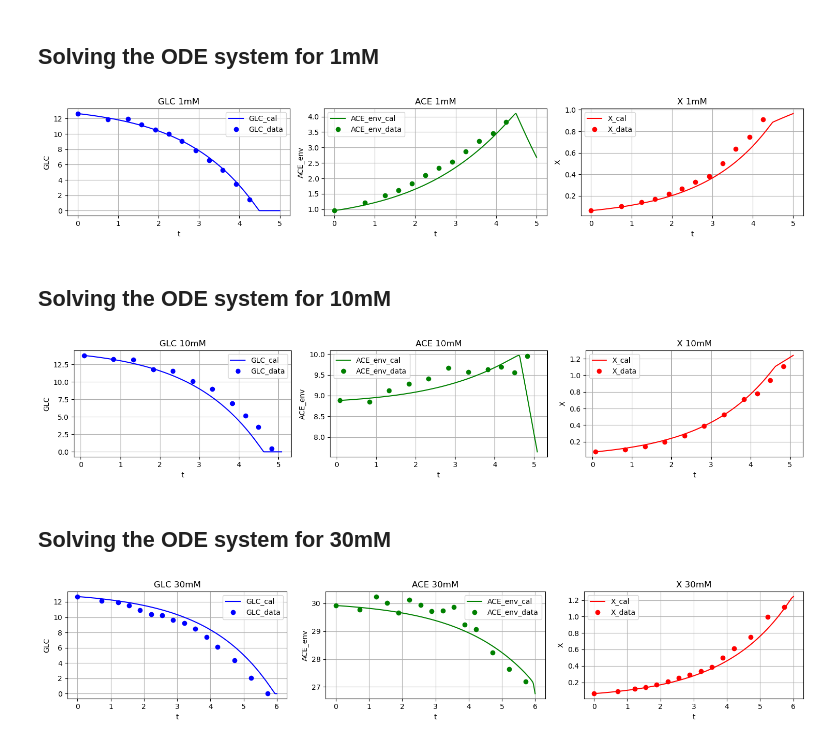
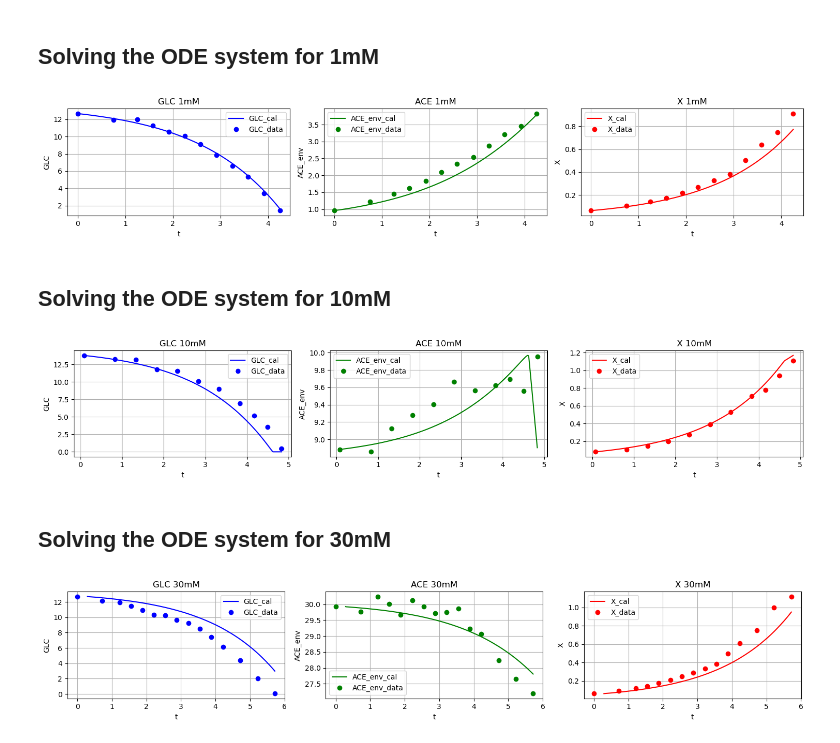
Before and after one commit to brsynth/PINN, a Jupyter notebook: Millard_ODE_solving.ipynb, the cells around one changed output. Cells and saved outputs as stored; diff of their text form; code cells hidden in the pictures.

```diff
--- a/Millard_ODE_solving.ipynb
+++ b/Millard_ODE_solving.ipynb
@@ -3,7 +3,7 @@
 # %%
 # Solving the ODE system for 1mM
 import importlib
-from scipy.integrate import odeint
+from scipy.integrate import solve_ivp
 
 import deriv_equations_Millard
 importlib.reload(deriv_equations_Millard)
@@ -17,7 +17,7 @@ import numpy as np
 import matplotlib.pyplot as plt
 from numpy import genfromtxt
 
-t = np.linspace(0, 5, 10000)
+t_eval_1 = np.linspace(0, 4.25, 10000)
 
 # Initial conditions
 GLC_1_0 = 12.6597333333333
@@ -30,46 +30,52 @@ ACE_cell_1_0 = 0
 # Initial conditions vector
 y_1_0 = [GLC_1_0, ACE_env_1_0, X_1_0, ACCOA_1_0, ACP_1_0, ACE_cell_1_0]
 
-ret = odeint(deriv_Millard, y_1_0, t, args=(DICT,))
+res = solve_ivp(fun=deriv_Millard,
+                t_span=(0,4.25),
+                y0=y_1_0,
+                method='LSODA',
+                args=(DICT,),
+                t_eval=t_eval_1,
+                dense_output=True)
 
-GLC, ACE_env, X, ACCOA, ACP, ACE_cell = ret.T
+GLC, ACE_env, X, ACCOA, ACP, ACE_cell = res.y
 
 # Load calibration data
 ode_data_1 = genfromtxt('data_1mM.csv', delimiter=',')
 
 data_t = ode_data_1[1:, 0]
 
 # Plot everything
 fig, axs = plt.subplots(1, 3, figsize=(15, 3))
 
-axs[0].plot(t, GLC, label='GLC_cal', color='b')
+axs[0].plot(t_eval_1, GLC, label='GLC_cal', color='b')
 axs[0].plot(data_t, ode_data_1[1:, 3], 'o', label='GLC_data', color='b')
 axs[0].set_title('GLC 1mM')
 axs[0].set_xlabel('t')
 axs[0].set_ylabel('GLC')
 axs[0].legend()
 axs[0].grid(True)
 
-axs[1].plot(t, ACE_env, label='ACE_env_cal', color='g')
+axs[1].plot(t_eval_1, ACE_env, label='ACE_env_cal', color='g')
 axs[1].plot(data_t, ode_data_1[1:, 1], 'o', label='ACE_env_data', color='g')
 axs[1].set_title('ACE 1mM')
 axs[1].set_xlabel('t')
 axs[1].set_ylabel('ACE_env')
 axs[1].legend()
 axs[1].grid(True)
 
-axs[2].plot(t, X,label='X_cal', color='r')
+axs[2].plot(t_eval_1, X,label='X_cal', color='r')
 axs[2].plot(data_t, ode_data_1[1:, 2], 'o',label='X_data', color='r')
 axs[2].set_title('X 1mM')
 axs[2].set_xlabel('t')
 axs[2].set_ylabel('X')
 axs[2].legend()
 axs[2].grid(True)
 
 plt.tight_layout()
 plt.show()
 # %% [output]
-[figure, old version]
+[figure, new version]
 # %% [markdown]
 ## Solving the ODE system for 10mM
 # %%
@@ -83,12 +89,20 @@ ACCOA_10_0 = 0
 ACP_10_0 = 0
 ACE_cell_10_0 = 0
 
+t_eval_10 = np.linspace(0.08, 4.83, 10000)
+
 # Initial conditions vector
 y_10_0 = [GLC_10_0, ACE_env_10_0, X_10_0, ACCOA_10_0, ACP_10_0, ACE_cell_10_0]
 
-ret_10 = odeint(deriv_Millard, y_10_0, t, args=(DICT,))
+res = solve_ivp(fun=deriv_Millard,
+                t_span=(0.08,4.83),
+                y0=y_10_0,
+                method='LSODA',
+                args=(DICT,),
+                t_eval=t_eval_10,
+                dense_output=True)
 
-GLC, ACE_env, X, ACCOA, ACP, ACE_cell = ret_10.T
+GLC, ACE_env, X, ACCOA, ACP, ACE_cell = res.y
 
 # Load calibration data
 ode_data_10 = genfromtxt('data_10mM.csv', delimiter=',')
@@ -98,7 +112,7 @@ data_t = ode_data_10[1:, 0]
 # Plot everything
 fig, axs = plt.subplots(1, 3, figsize=(15, 3))
 
-axs[0].plot(0.08+t, GLC, label='GLC_cal', color='b')
+axs[0].plot(t_eval_10, GLC, label='GLC_cal', color='b')
 axs[0].plot(data_t, ode_data_10[1:, 3], 'o', label='GLC_data', color='b')
 axs[0].set_title('GLC 10mM')
 axs[0].set_xlabel('t')
@@ -106,7 +120,7 @@ axs[0].set_ylabel('GLC')
 axs[0].legend()
 axs[0].grid(True)
 
-axs[1].plot(0.08+t, ACE_env, label='ACE_env_cal', color='g')
+axs[1].plot(t_eval_10, ACE_env, label='ACE_env_cal', color='g')
 axs[1].plot(data_t, ode_data_10[1:, 1], 'o', label='ACE_env_data', color='g')
 axs[1].set_title('ACE 10mM')
 axs[1].set_xlabel('t')
@@ -114,7 +128,7 @@ axs[1].set_ylabel('ACE_env')
 axs[1].legend()
 axs[1].grid(True)
 
-axs[2].plot(0.08+t, X,label='X_cal', color='r')
+axs[2].plot(t_eval_10, X,label='X_cal', color='r')
 axs[2].plot(data_t, ode_data_10[1:, 2], 'o',label='X_data', color='r')
 axs[2].set_title('X 10mM')
 axs[2].set_xlabel('t')
@@ -125,7 +139,7 @@ axs[2].grid(True)
 plt.tight_layout()
 plt.show()
 # %% [output]
-[figure, old version]
+[figure, new version]
 # %% [markdown]
 ## Solving the ODE system for 30mM
 # %%
@@ -139,14 +153,20 @@ ACCOA_30_0 = 0
 ACP_30_0 = 0
 ACE_cell_30_0 = 0
 
-t = np.linspace(0,6,1000)
+t_eval_30 = np.linspace(0.29,5.72,1000)
 
 # Initial conditions vector
 y_30_0 = [GLC_30_0, ACE_env_30_0, X_30_0, ACCOA_30_0, ACP_30_0, ACE_cell_30_0]
 
-ret_30 = odeint(deriv_Millard, y_30_0, t, args=(DICT,))
+res = solve_ivp(fun=deriv_Millard,
+                t_span=(0.29,5.72),
+                y0=y_30_0,
+                method='LSODA',
+                args=(DICT,),
+                t_eval=t_eval_30,
+                dense_output=True)
 
-GLC, ACE_env, X, ACCOA, ACP, ACE_cell = ret_30.T
+GLC, ACE_env, X, ACCOA, ACP, ACE_cell = res.y
 
 # Load calibration data
 ode_data_30 = genfromtxt('data_30mM.csv', delimiter=',')
@@ -156,7 +176,7 @@ data_t = ode_data_30[1:, 0]
 # Plot everything
 fig, axs = plt.subplots(1, 3, figsize=(15, 3))
 
-axs[0].plot(t, GLC, label='GLC_cal', color='b')
+axs[0].plot(t_eval_30, GLC, label='GLC_cal', color='b')
 axs[0].plot(data_t, ode_data_30[1:, 3], 'o', label='GLC_data', color='b')
 axs[0].set_title('GLC 30mM')
 axs[0].set_xlabel('t')
@@ -164,7 +184,7 @@ axs[0].set_ylabel('GLC')
 axs[0].legend()
 axs[0].grid(True)
 
-axs[1].plot(t, ACE_env, label='ACE_env_cal', color='g')
+axs[1].plot(t_eval_30, ACE_env, label='ACE_env_cal', color='g')
 axs[1].plot(data_t, ode_data_30[1:, 1], 'o', label='ACE_env_data', color='g')
 axs[1].set_title('ACE 30mM')
 axs[1].set_xlabel('t')
@@ -172,7 +192,7 @@ axs[1].set_ylabel('ACE_env')
 axs[1].legend()
 axs[1].grid(True)
 
-axs[2].plot(t, X,label='X_cal', color='r')
+axs[2].plot(t_eval_30, X,label='X_cal', color='r')
 axs[2].plot(data_t, ode_data_30[1:, 2], 'o',label='X_data', color='r')
 axs[2].set_title('X 30mM')
 axs[2].set_xlabel('t')
@@ -183,4 +203,4 @@ axs[2].grid(True)
 plt.tight_layout()
 plt.show()
 # %% [output]
-[figure, old version]
+[figure, new version]
```
Also changed, not shown: 4 other files.
